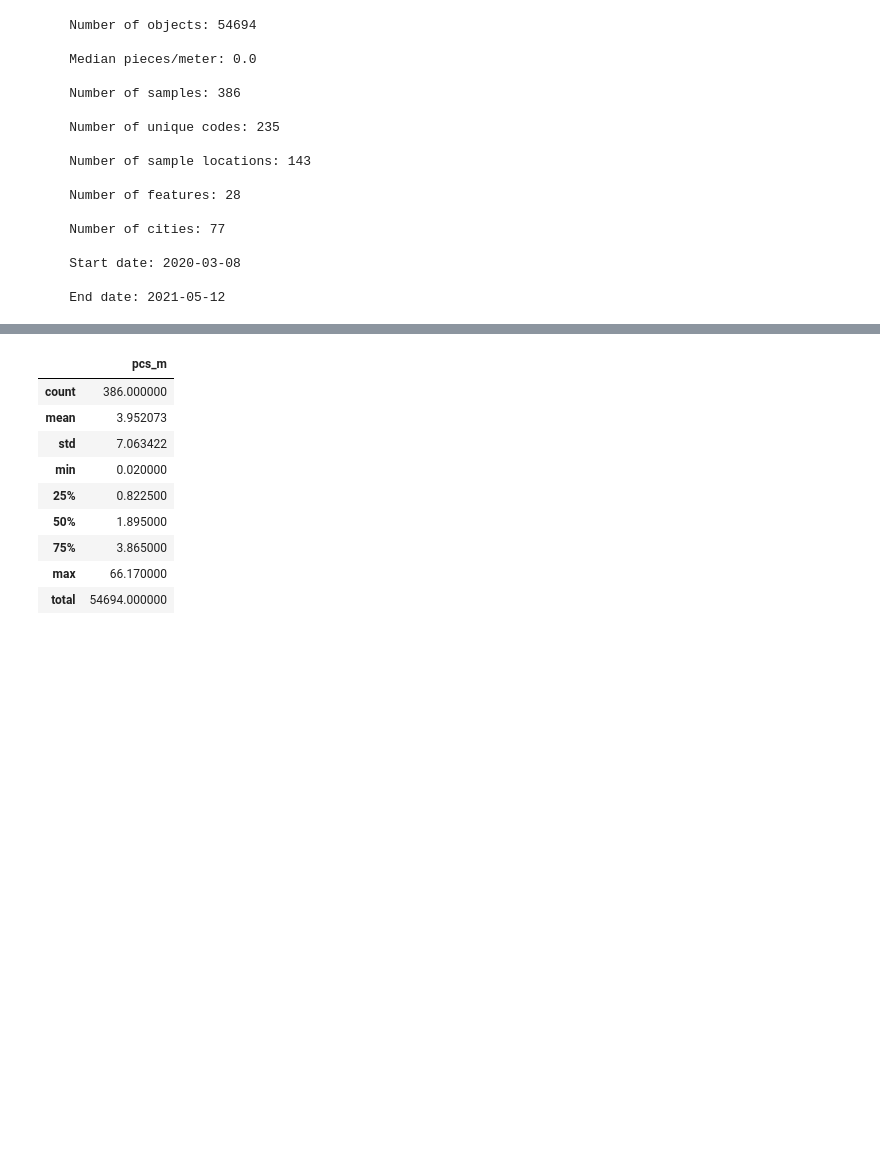
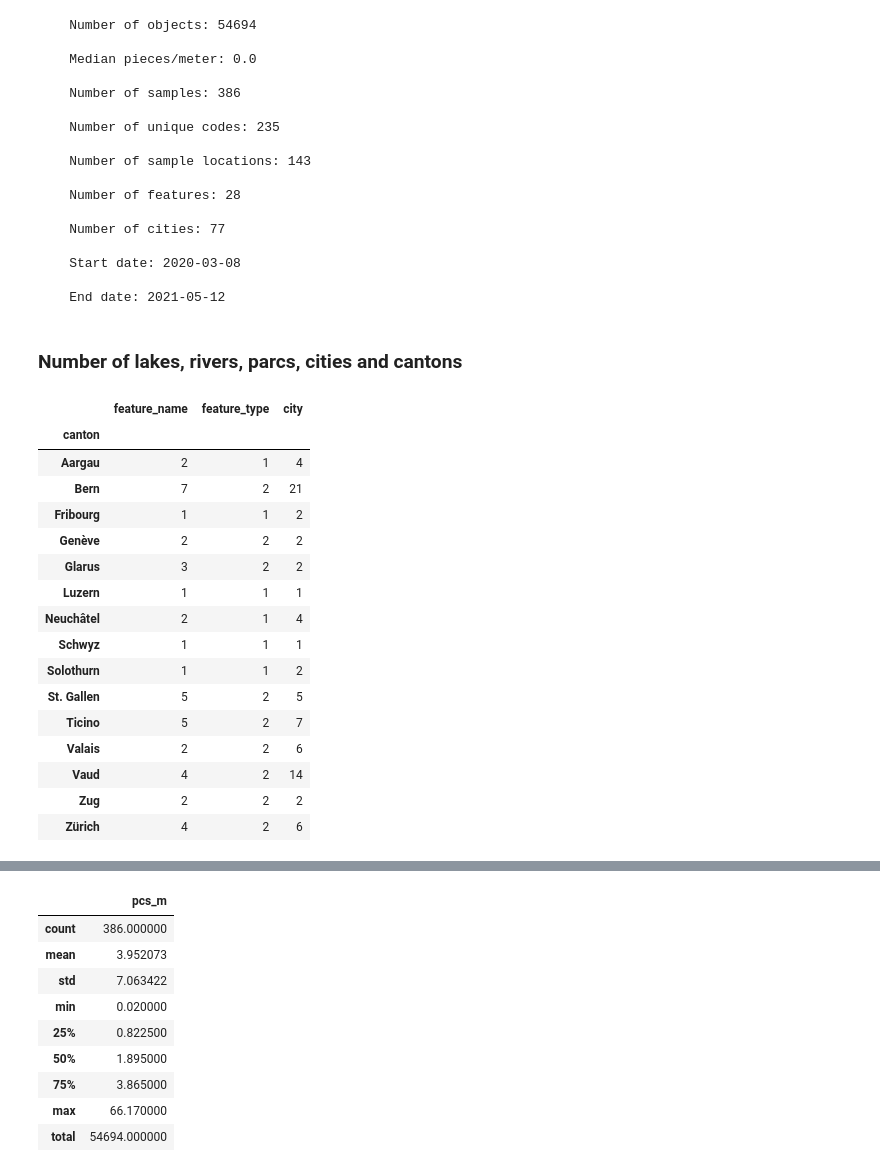
Before and after one commit to hammerdirt-analyst/feb_2024, a Jupyter notebook: testing_data_models.ipynb, the cells around one changed output, grey strips where cells are left out. Drawn from its saved outputs; the diff is of its cells as text; code cells hidden in the pictures; blank space fills up the shorter version.

```diff
--- a/testing_data_models.ipynb
+++ b/testing_data_models.ipynb
@@ -211,46 +290,6 @@ The feature type is a label that applies to general conditions of use for the lo
 
 Designates the larger geographic region of the survey location. For lakes and rivers it is the name of the catchment area or river basin. For parcs it is the the type of park ie.. les Alpes. Recall that each feature has a name, for example Alpes Lépontines is the the name of a feature in the geographic region of _Les Alpes_.
 # %%
-# period dates
-period_dates = {
-    "mcbp":["2015-11-15", "2017-03-31"],
-    "slr": ["2017-04-01", "2020-02-28"],
-    "iqaasl": ["2020-03-01", "2021-05-31"],
-    "2022": ["2021-06-01", "2022-12-01"]
-}
-code_cols = ['material', 'description', 'source', 'parent_code', 'single_use', 'groupname']
-
-group_by_columns = [
-    'loc_date',
-    'date',
-    'parent_boundary',
-    'feature_name',
-    'city',
-    'slug',
-    'length',
-    'groupname',
-    'code',
-]
-agg_this = {
-    "quantity":"sum",
-    "pcs_m": "sum"
-}
-
-survey_data = [
-    "data/end_process/after_may_2021.csv",
-    "data/end_process/iqaasl.csv",
-    "data/end_process/mcbp.csv",
-    "data/end_process/slr.csv",
-]
-
-source_data = "data/end_process/new_allx.csv"
-
-code_data =  "data/end_process/codes.csv"
-beach_data = "data/end_process/beaches.csv"
-land_cover_data = "data/end_process/land_cover.csv"
-land_use_data = "data/end_process/land_use.csv"
-street_data = "data/end_process/streets.csv"
-intersection_attributes = "data/end_process/river_intersect_lakes.csv"
 surveys = combine_survey_files(survey_data)
 codes = pd.read_csv(code_data).set_index("code")
 beaches = pd.read_csv(beach_data).set_index("slug")
@@ -310,6 +349,30 @@ print(make_a_summary(feature_vitals))
     Start date: 2020-03-08
 
     End date: 2021-05-12
+# %% [markdown]
+### Number of lakes, rivers, parcs, cities and cantons
+# %%
+locations = feature_data.slug.unique()
+feature_columns = ["feature_name", "feature_type", "city"]
+beaches.loc[locations].groupby("canton").agg({x:"nunique" for x in feature_columns})
+# %% [output]
+|  | feature_name | feature_type | city |
+| canton |  |  |  |
+| Aargau | 2 | 1 | 4 |
+| Bern | 7 | 2 | 21 |
+| Fribourg | 1 | 1 | 2 |
+| Genève | 2 | 2 | 2 |
+| Glarus | 3 | 2 | 2 |
+| Luzern | 1 | 1 | 1 |
+| Neuchâtel | 2 | 1 | 4 |
+| Schwyz | 1 | 1 | 1 |
+| Solothurn | 1 | 1 | 2 |
+| St. Gallen | 5 | 2 | 5 |
+| Ticino | 5 | 2 | 7 |
+| Valais | 2 | 2 | 6 |
+| Vaud | 4 | 2 | 14 |
+| Zug | 2 | 2 | 2 |
+| Zürich | 4 | 2 | 6 |
 # %% [markdown]
 ### aggregate to sample
 
```
Also changed, not shown: parts of 16 cells of this notebook, 2 other files.
